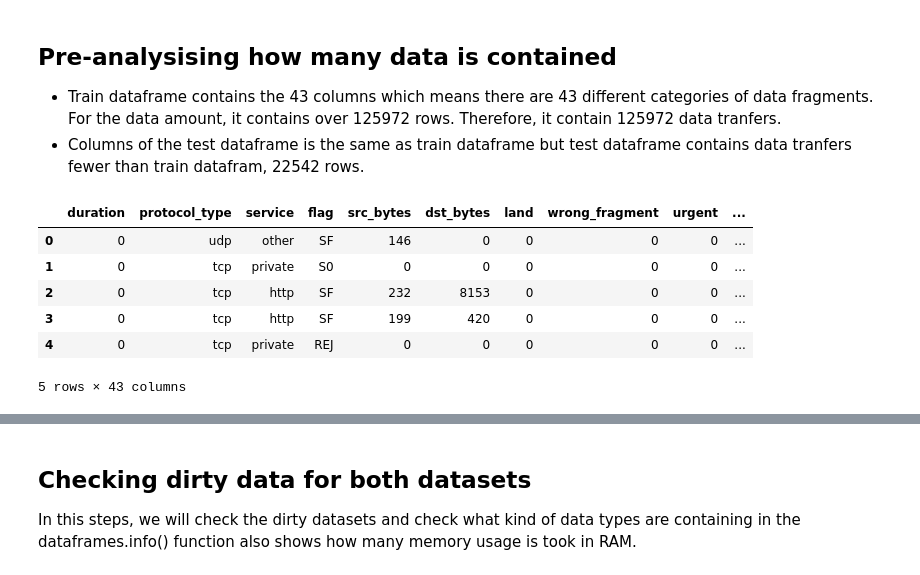
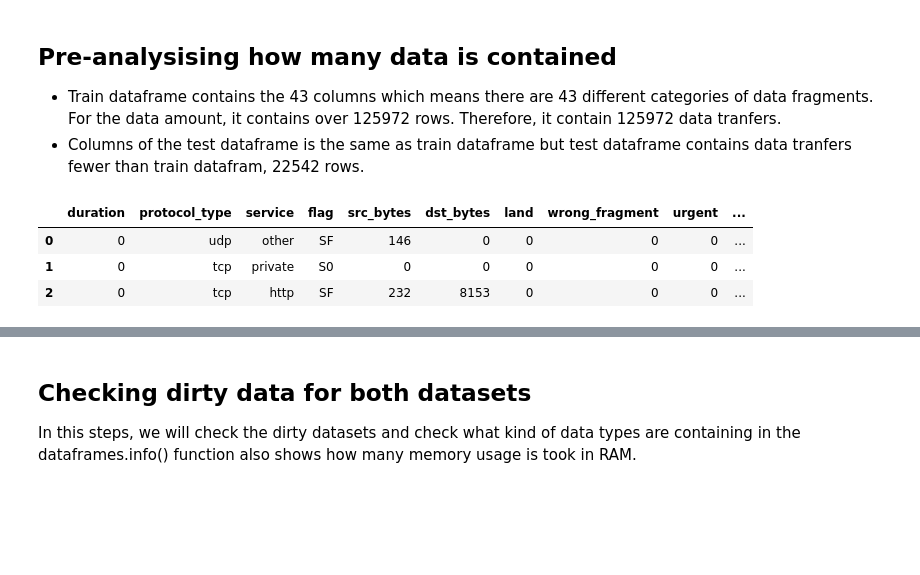
Before and after one commit to ClockWize171/network-traffic-analysis-tensorflow, a Jupyter notebook: kdd19-analysis.ipynb, the cells around one changed output, grey strips where cells are left out. Drawn from its saved outputs; the diff is of its cells as text; code cells hidden in the pictures; blank space fills up the shorter version.

Commit message:
object data-preprocessing finished

```diff
--- a/kdd19-analysis.ipynb
+++ b/kdd19-analysis.ipynb
@@ -59,16 +59,14 @@ test_data.columns = ["duration","protocol_type","service","flag","src_bytes",
 ## Pre-analysising how many data is contained
 - Train dataframe contains the 43 columns which means there are 43 different categories of data fragments. For the data amount, it contains over 125972 rows. Therefore, it contain 125972 data tranfers.
 - Columns of the test dataframe is the same as train dataframe but test dataframe contains data tranfers fewer than train datafram, 22542 rows.
-# %%
-train_data.head()
-# %% [output]
-|  | duration | protocol_type | service | flag | src_bytes | dst_bytes | land | wrong_fragment | urgent | ... |
-| 0 | 0 | udp | other | SF | 146 | 0 | 0 | 0 | 0 | ... |
-| 1 | 0 | tcp | private | S0 | 0 | 0 | 0 | 0 | 0 | ... |
-| 2 | 0 | tcp | http | SF | 232 | 8153 | 0 | 0 | 0 | ... |
-| 3 | 0 | tcp | http | SF | 199 | 420 | 0 | 0 | 0 | ... |
-| 4 | 0 | tcp | private | REJ | 0 | 0 | 0 | 0 | 0 | ... |
-5 rows × 43 columns
+# %%
+pd.set_option("display.max_columns", None)
+train_data.head(3)
+# %% [output]
+|  | duration | protocol_type | service | flag | src_bytes | dst_bytes | land | wrong_fragment | urgent | ... |
+| 0 | 0 | udp | other | SF | 146 | 0 | 0 | 0 | 0 | ... |
+| 1 | 0 | tcp | private | S0 | 0 | 0 | 0 | 0 | 0 | ... |
+| 2 | 0 | tcp | http | SF | 232 | 8153 | 0 | 0 | 0 | ... |
 # %%
 train_data.describe()
 # %% [output]
```
Also changed, not shown: parts of 17 cells of this notebook.
